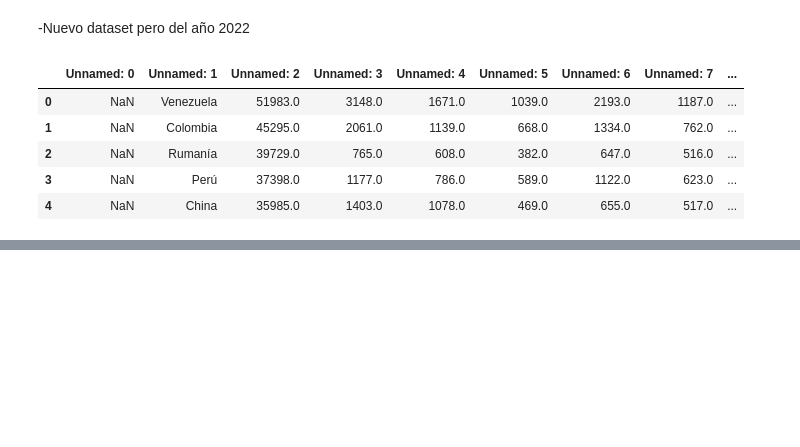
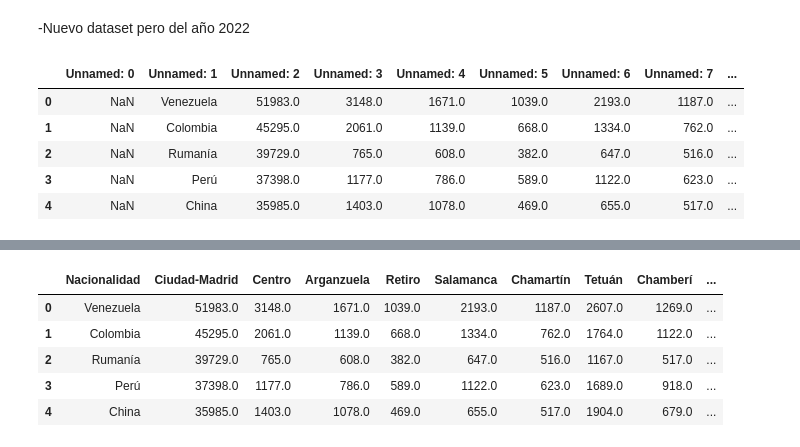
Before and after one commit to Adalab/promo-d-da-modulo3-sprint2-Elisa-Lorena, a Jupyter notebook: Inmigracion_Madrid.ipynb, the cells around one changed output, grey strips where cells are left out. Drawn from its saved outputs; the diff is of its cells as text; code cells hidden in the pictures; blank space fills up the shorter version.

```diff
--- a/Inmigracion_Madrid.ipynb
+++ b/Inmigracion_Madrid.ipynb
@@ -170,0 +226,37 @@ df_distritos2.head()
+# %%
+columnas = {'Unnamed: 1': 'Nacionalidad',
+            'Unnamed: 2': 'Ciudad-Madrid',
+            'Unnamed: 3': 'Centro',
+            'Unnamed: 4': 'Arganzuela',
+            'Unnamed: 5': 'Retiro',
+            'Unnamed: 6': 'Salamanca',
+            'Unnamed: 7': 'Chamartín',
+            'Unnamed: 8': 'Tetuán',
+            'Unnamed: 9': 'Chamberí',
+            'Unnamed: 10': 'Fuencarral-El-Pardo',
+            'Unnamed: 11': 'MOncloa-Aravaca',
+            'Unnamed: 12': 'Latina',
+            'Unnamed: 13': 'Carabanchel',
+            'Unnamed: 14': 'Usera',
+            'Unnamed: 15': 'Puente-de-Vallecas',
+            'Unnamed: 16': 'Moratalaz',
+            'Unnamed: 17': 'Ciudad-Lineal',
+            'Unnamed: 18': 'Hortaleza',
+            'Unnamed: 19': 'Villaverde',
+            'Unnamed: 20': 'Villa-de-Vallecas',
+            'Unnamed: 21': 'VIcalvaro',
+            'Unnamed: 22': 'San-Blas-Canillejas',
+            'Unnamed: 23': 'Barajas'}
+# %%
+df_distritos2.rename(columns = columnas, inplace=True)
+# %%
+df_distritos2.drop('Unnamed: 0', axis = 1, inplace=True)
+# %%
+df_distritos2.head()
+# %% [output]
+|  | Nacionalidad | Ciudad-Madrid | Centro | Arganzuela | Retiro | Salamanca | Chamartín | Tetuán | Chamberí | ... |
+| 0 | Venezuela | 51983.0 | 3148.0 | 1671.0 | 1039.0 | 2193.0 | 1187.0 | 2607.0 | 1269.0 | ... |
+| 1 | Colombia | 45295.0 | 2061.0 | 1139.0 | 668.0 | 1334.0 | 762.0 | 1764.0 | 1122.0 | ... |
+| 2 | Rumanía | 39729.0 | 765.0 | 608.0 | 382.0 | 647.0 | 516.0 | 1167.0 | 517.0 | ... |
+| 3 | Perú | 37398.0 | 1177.0 | 786.0 | 589.0 | 1122.0 | 623.0 | 1689.0 | 918.0 | ... |
+| 4 | China | 35985.0 | 1403.0 | 1078.0 | 469.0 | 655.0 | 517.0 | 1904.0 | 679.0 | ... |
```
Also changed, not shown: parts of 5 cells of this notebook, 2 other files.
